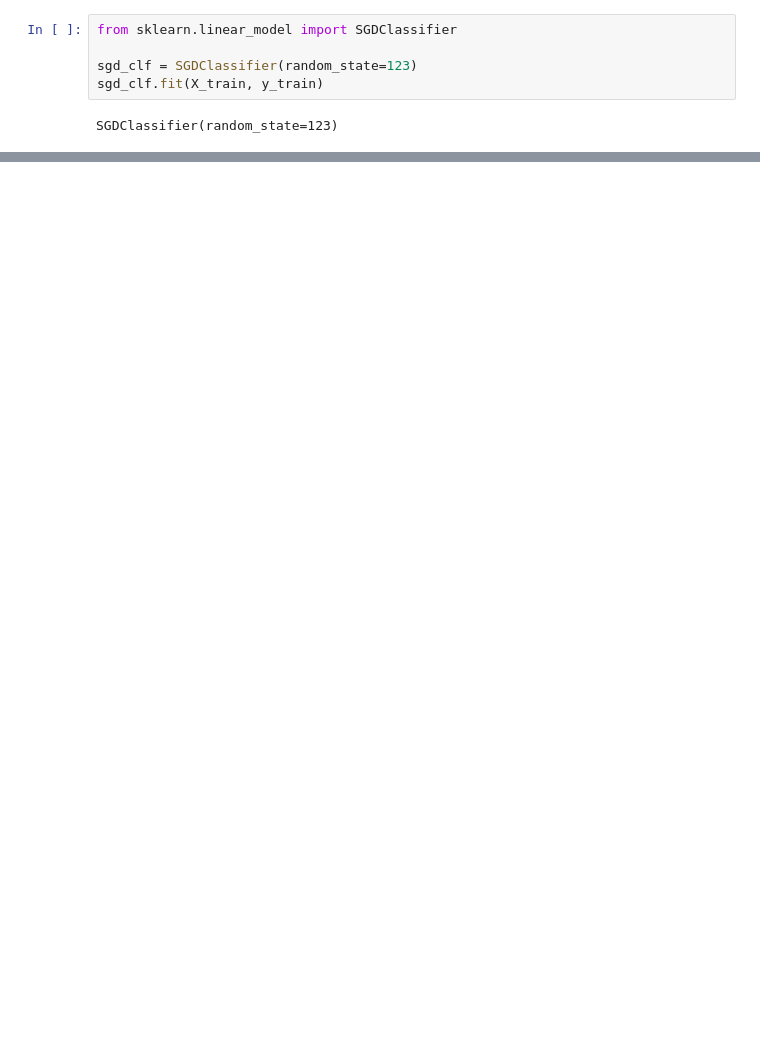
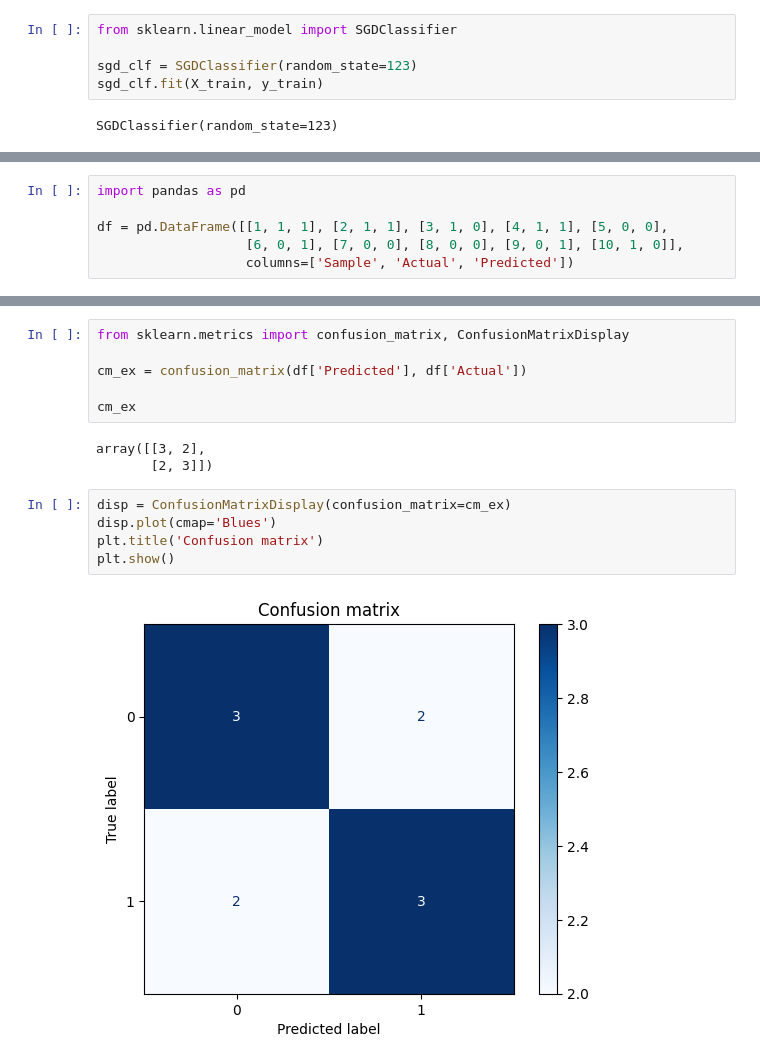
Before and after one commit to AliyarBhos/Works-done-in-Div-Academy, a Jupyter notebook: Module3(From_28_jan)/metrics_classification.ipynb, the cells around one changed output, grey strips where cells are left out. Cells and saved outputs as stored; diff of their text form; blank space fills up the shorter version.

Commit message:
Classification Metrics

```diff
--- a/Module3(From_28_jan)/metrics_classification.ipynb
+++ b/Module3(From_28_jan)/metrics_classification.ipynb
@@ -135,0 +176,6 @@ Balanced Accuracy: 0.8671
+# %%
+import pandas as pd
+
+df = pd.DataFrame([[1, 1, 1], [2, 1, 1], [3, 1, 0], [4, 1, 1], [5, 0, 0],
+                   [6, 0, 1], [7, 0, 0], [8, 0, 0], [9, 0, 1], [10, 1, 0]],
+                   columns=['Sample', 'Actual', 'Predicted'])
@@ -135,0 +196,16 @@ Balanced Accuracy: 0.8671
+# %%
+from sklearn.metrics import confusion_matrix, ConfusionMatrixDisplay
+
+cm_ex = confusion_matrix(df['Predicted'], df['Actual'])
+
+cm_ex
+# %% [output]
+array([[3, 2],
+       [2, 3]])
+# %%
+disp = ConfusionMatrixDisplay(confusion_matrix=cm_ex)
+disp.plot(cmap='Blues')
+plt.title('Confusion matrix')
+plt.show()
+# %% [output]
+[figure, added]
```
Also changed, not shown: parts of 13 cells of this notebook.
